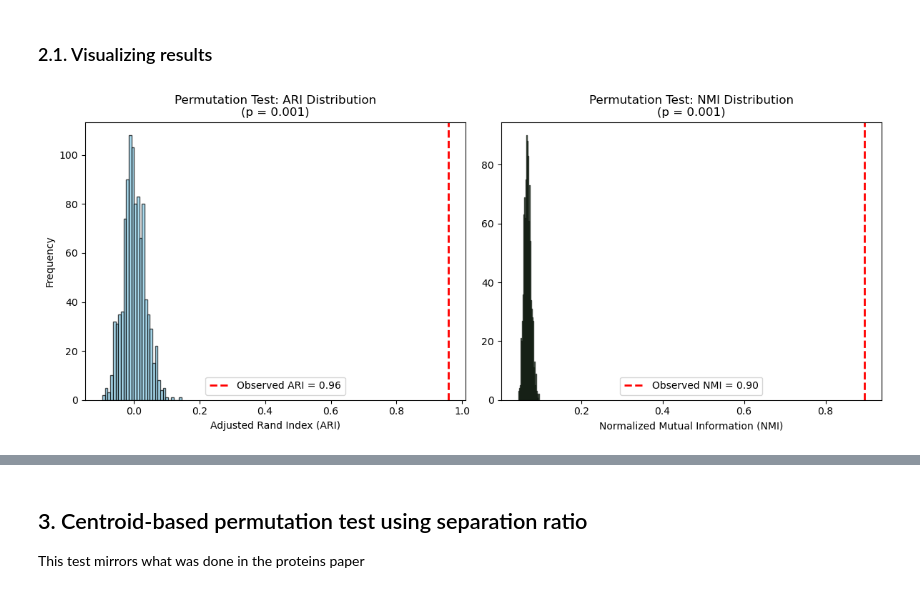
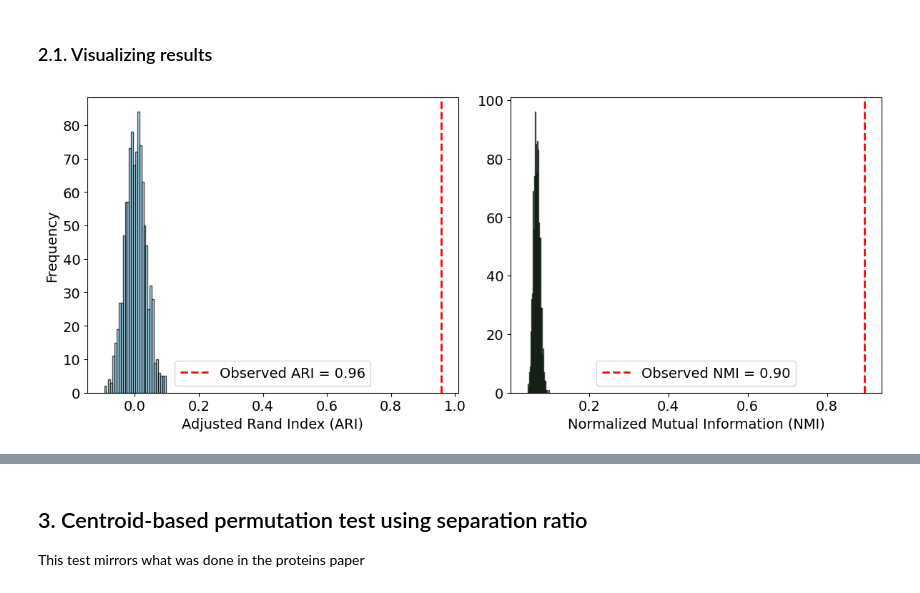
Before and after one commit to dtolosav/discrete-sig-for-landscapes, a Jupyter notebook: notebooks/3_statistical_significance_k_means_assay.ipynb, the cells around one changed output, grey strips where cells are left out. Cells and saved outputs as stored; diff of their text form; code cells hidden in the pictures.

```diff
--- a/notebooks/3_statistical_significance_k_means_assay.ipynb
+++ b/notebooks/3_statistical_significance_k_means_assay.ipynb
@@ -6,7 +6,7 @@ In this notebook we study the statistical significance of our results. We will u
 # %%
 import pandas as pd
 import numpy as np
-results_file = '../results/tables/clustering_L15_W3_V0e+00_ARIstd0.96_ARInorm0.96_NMIstd0.90_NMInorm0.89_04Apr2025.csv' # Adjust accordingly
+results_file = '../results/tables/clustering_L15_W3_V0e+00_ARIstd0.96_ARInorm0.96_NMIstd0.90_NMInorm0.89_27May2025.csv' # Adjust accordingly
 df= pd.read_csv(results_file)
 # extract parameters from filename
 import re
@@ -62,36 +62,38 @@ NMI p-value: 0.00100
 # %%
 import matplotlib.pyplot as plt
 import numpy as np
 from datetime import datetime
 # Set up figure
 plt.figure(figsize=(12, 5))
 
 # Plot ARI null distribution
 plt.subplot(1, 2, 1)
 plt.hist(null_aris, bins=30, color='skyblue', edgecolor='black', alpha=0.7)
 plt.axvline(observed_ari, color='red', linestyle='--', linewidth=2, label=f'Observed ARI = {observed_ari:.2f}')
-plt.xlabel('Adjusted Rand Index (ARI)')
-plt.ylabel('Frequency')
-plt.title('Permutation Test: ARI Distribution\n(p = 0.001)')
-plt.legend()
+plt.xlabel('Adjusted Rand Index (ARI)', fontsize =14)
+plt.ylabel('Frequency', fontsize =14)
+# plt.title('Permutation Test: ARI Distribution\n(p = 0.001)', fontsize =14)
+plt.legend( fontsize =14)
+plt.tick_params(axis='both', which='major', labelsize=14)  # Tick label size
 
 # Plot NMI null distribution
 plt.subplot(1, 2, 2)
 plt.hist(null_nmis, bins=30, color='lightgreen', edgecolor='black', alpha=0.7)
 plt.axvline(observed_nmi, color='red', linestyle='--', linewidth=2, label=f'Observed NMI = {observed_nmi:.2f}')
-plt.xlabel('Normalized Mutual Information (NMI)')
-plt.title('Permutation Test: NMI Distribution\n(p = 0.001)')
-plt.legend()
+plt.xlabel('Normalized Mutual Information (NMI)', fontsize =14)
+# plt.title('Permutation Test: NMI Distribution\n(p = 0.001)', fontsize =14)
+plt.legend( fontsize =14)
+plt.tick_params(axis='both', which='major', labelsize=14)  # Tick label size
 
 plt.tight_layout()
 date_str = datetime.now().strftime("%d%b%Y")  # %b = abbreviated month (Jan, Feb, etc.)
 filename = (
     f"../results/fig/perm_test_L15_W3_V0_"
     f"ARIstd{observed_ari:.2f}_"
     f"NMIstd{observed_nmi:.2f}_"
     f"{date_str}.png"
 )
-# plt.savefig(filename, dpi=300, bbox_inches='tight')
+plt.savefig(filename, dpi=300, bbox_inches='tight')
 plt.show()
 # %% [output]
-[figure, old version]
+[figure, new version]
```
Also changed, not shown: parts of 2 cells of this notebook, 9 other files.
